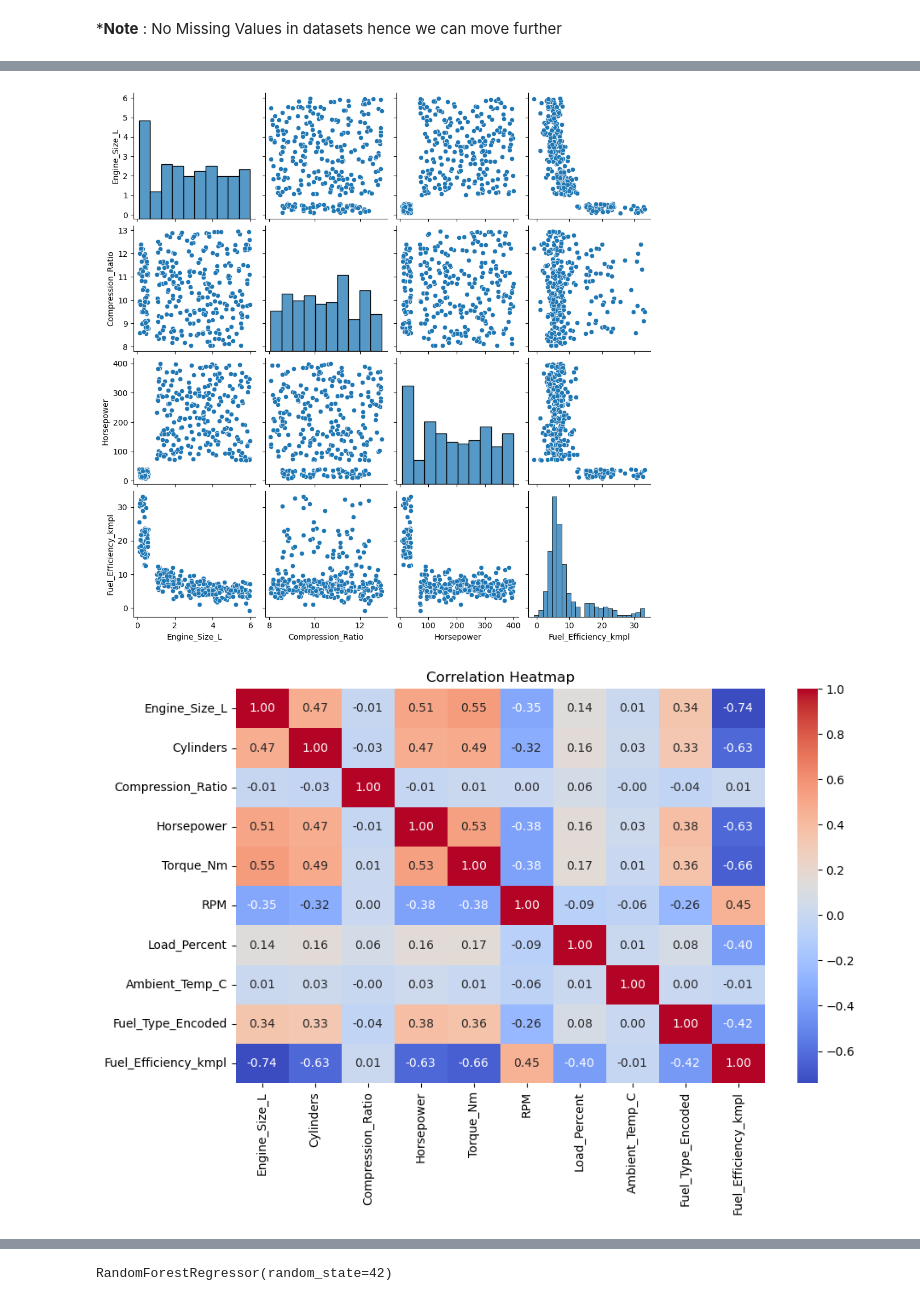
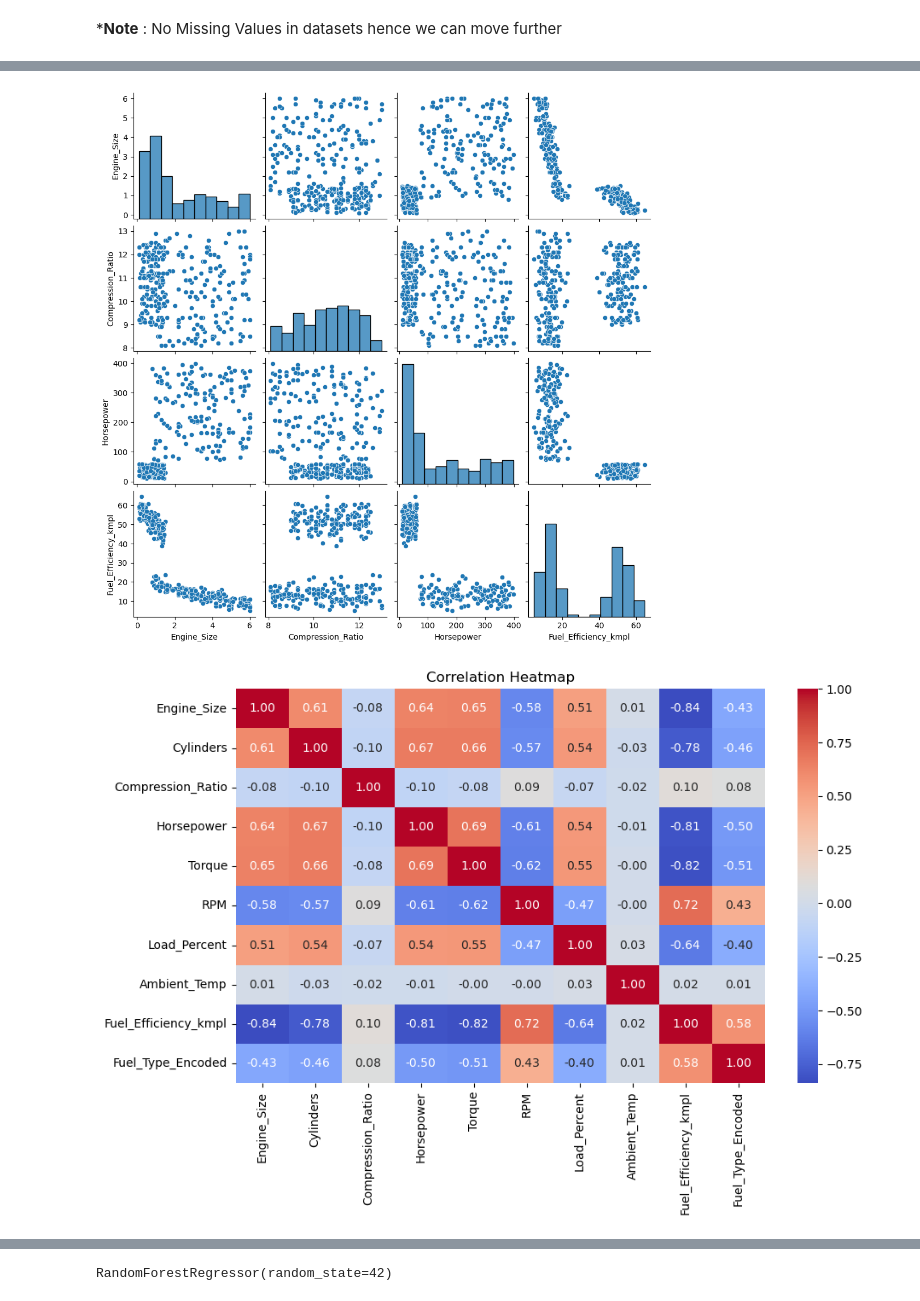
Before and after one commit to vivekOJ1129/Fuel_Efficiency_Predictor, a Jupyter notebook: model.ipynb, the cells around one changed output, grey strips where cells are left out. Saved outputs shown, nothing was run; the diff lists cells and outputs as text; code cells hidden in the pictures.

```diff
--- a/model.ipynb
+++ b/model.ipynb
@@ -13,7 +13,7 @@ import tensorflow as tf
 import joblib
 # %%
 #Loading the datasets
-df = pd.read_csv(r"C:\Users\vivek\Downloads\Fuel_efficiency\fuel_efficiency_dataset.csv")
+df = pd.read_csv(r"C:\Users\vivek\Downloads\Fuel_efficiency\fuel_efficiency_data_.csv")
 # Visualising the data set
 df.head()
 # %% [output]
@@ -61,7 +61,7 @@ plt.xlabel("Fuel Efficiency (km/l)")
 plt.show()
 
 sample_df = df.sample(300, random_state= 42)
-sns.pairplot(sample_df[["Engine_Size_L", "Compression_Ratio", "Horsepower", "Fuel_Efficiency_kmpl"]])
+sns.pairplot(sample_df[["Engine_Size", "Compression_Ratio", "Horsepower", "Fuel_Efficiency_kmpl"]])
 plt.show()
 
 plt.figure(figsize=(10,6))
@@ -73,4 +73,4 @@ plt.show()
-[figure, old version]
+[figure, new version]
-[figure, old version]
+[figure, new version]
 # %%
 # preprocessing
```
Also changed, not shown: parts of 7 cells of this notebook, 1 other file.
